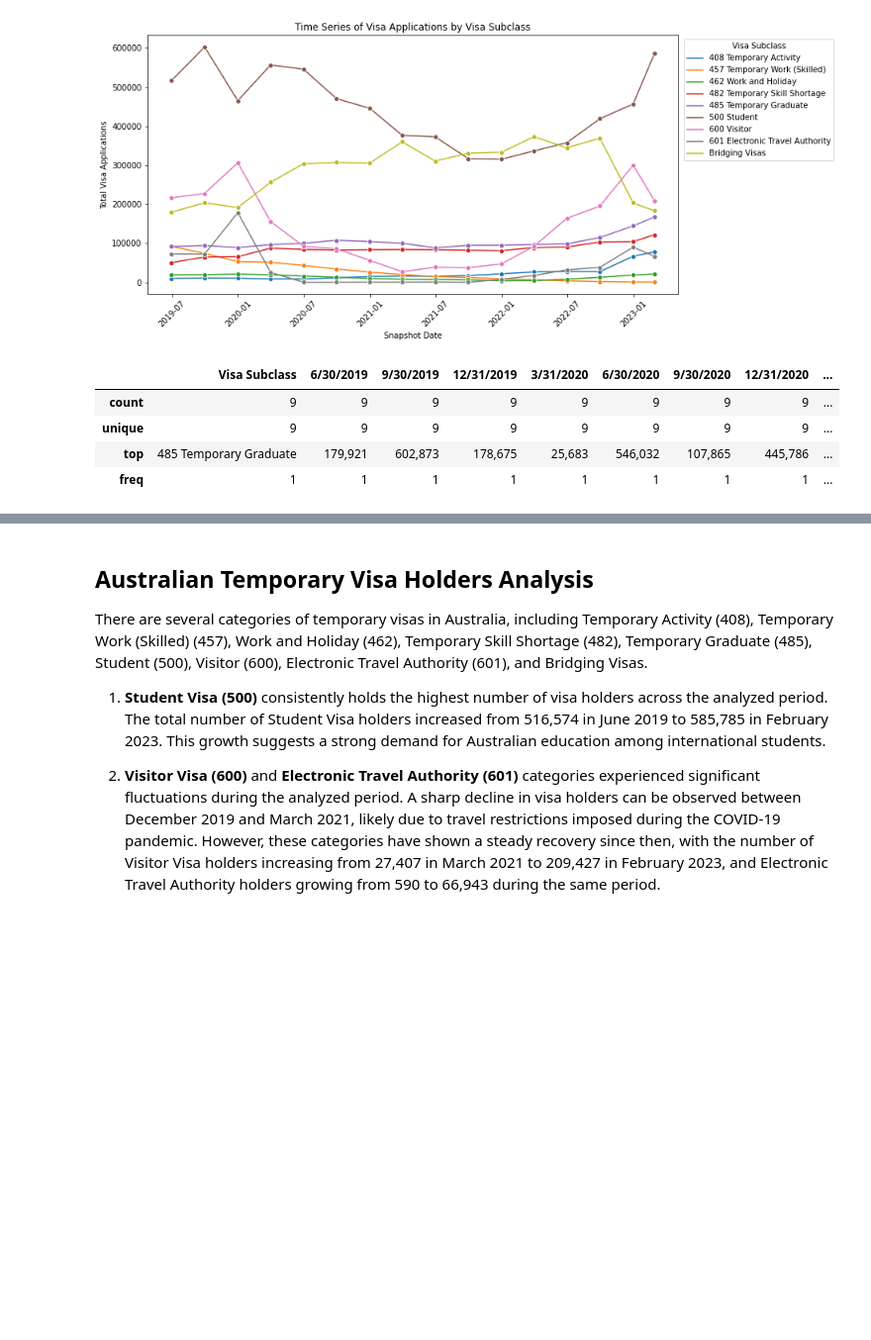
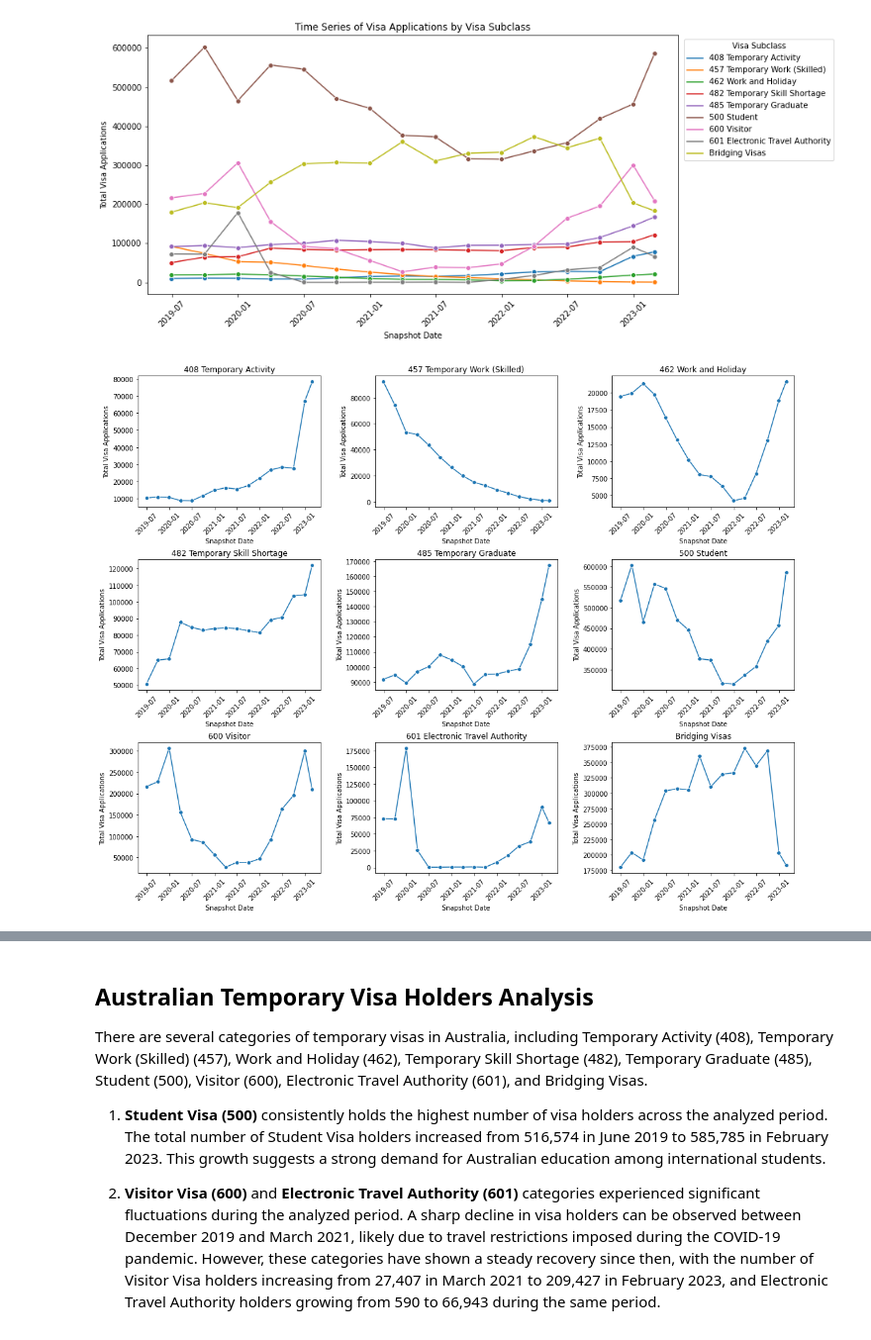
Before and after one commit to audi0786/Australian_Migration_Analysis, a Jupyter notebook: Australian Migration Analysis for temporary visa holders in Australia as of 28 Feb 2023.ipynb, the cells around one changed output, grey strips where cells are left out. Shown at 99% size. Cells and saved outputs as stored; diff of their text form; code cells hidden in the pictures; blank space fills up the shorter version.

Commit message:
graph for each visa type temp

```diff
--- a/Australian Migration Analysis for temporary visa holders in Australia as of 28 Feb 2023.ipynb
+++ b/Australian Migration Analysis for temporary visa holders in Australia as of 28 Feb 2023.ipynb
@@ -303,11 +303,25 @@ plt.legend(loc='upper right', bbox_to_anchor=(1.3, 1), title='Visa Subclass')
 plt.show()
 # %% [output]
 [figure]
-# %%
-data2.describe()
-# %% [output]
-|  | Visa Subclass | 6/30/2019 | 9/30/2019 | 12/31/2019 | 3/31/2020 | 6/30/2020 | 9/30/2020 | 12/31/2020 | ... |
-| count | 9 | 9 | 9 | 9 | 9 | 9 | 9 | 9 | ... |
-| unique | 9 | 9 | 9 | 9 | 9 | 9 | 9 | 9 | ... |
-| top | 485 Temporary Graduate | 179,921 | 602,873 | 178,675 | 25,683 | 546,032 | 107,865 | 445,786 | ... |
-| freq | 1 | 1 | 1 | 1 | 1 | 1 | 1 | 1 | ... |
+# %%
+# Create a list of visa subclasses
+visa_subclasses = data_long2['Visa Subclass'].unique()
+
+# Set up the 3x3 grid
+fig, axes = plt.subplots(3, 3, figsize=(18, 14), sharex=False, sharey=False)
+axes = axes.flatten()
+
+# Loop through each visa subclass and create a time series plot for each one
+for i, visa_subclass in enumerate(visa_subclasses):
+    data_subset = data_long2[data_long2['Visa Subclass'] == visa_subclass]
+    sns.lineplot(data=data_subset, x='Snapshot Date', y='Total', ax=axes[i], marker='o')
+    axes[i].set_title(visa_subclass)
+    axes[i].set_ylabel('Total Visa Applications')
+    axes[i].set_xlabel('Snapshot Date')
+    axes[i].tick_params(axis='x', rotation=45)
+
+# Adjust spacing between plots
+plt.subplots_adjust(wspace=0.3, hspace=0.4)
+plt.show()
+# %% [output]
+[figure, added]
```
Also changed, not shown: parts of 1 cell of this notebook.
